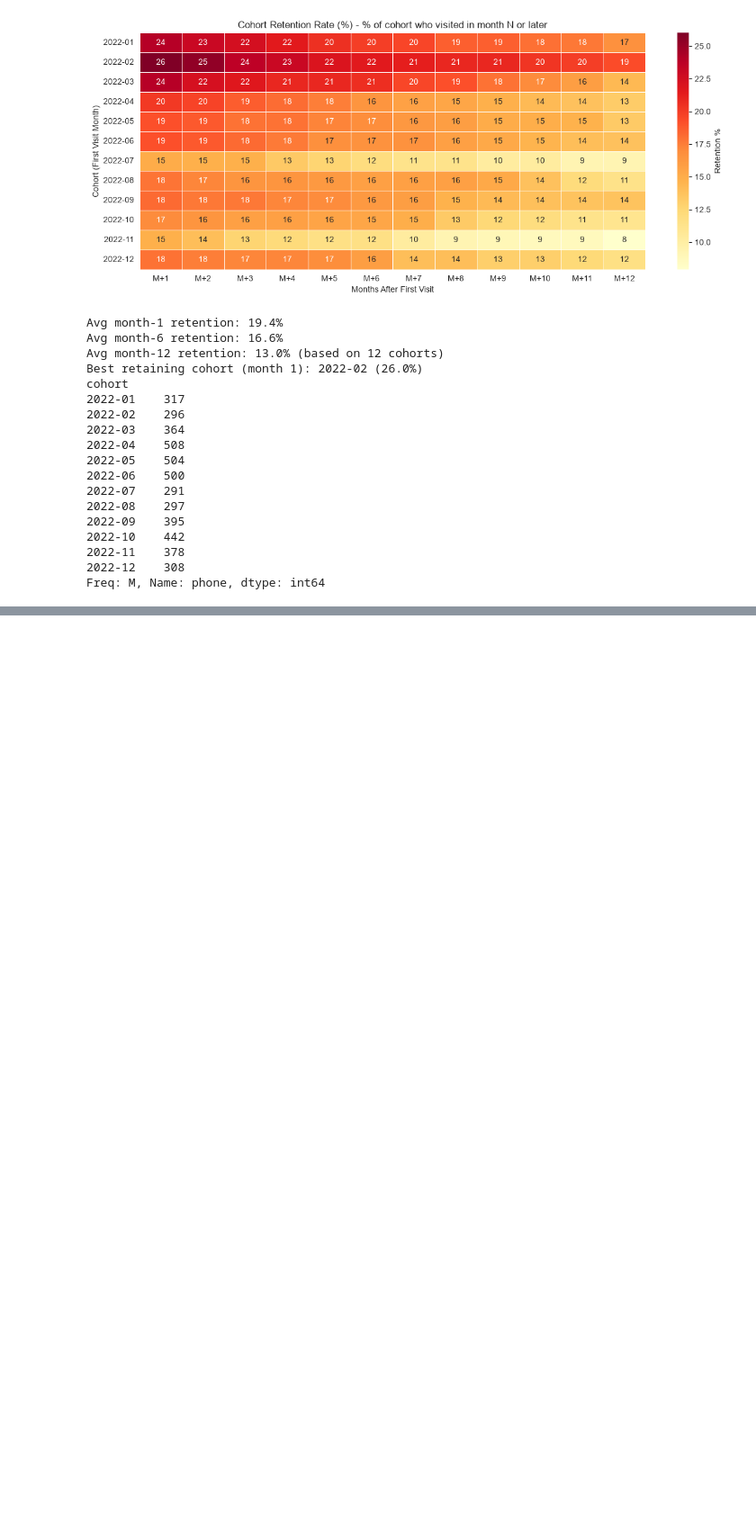
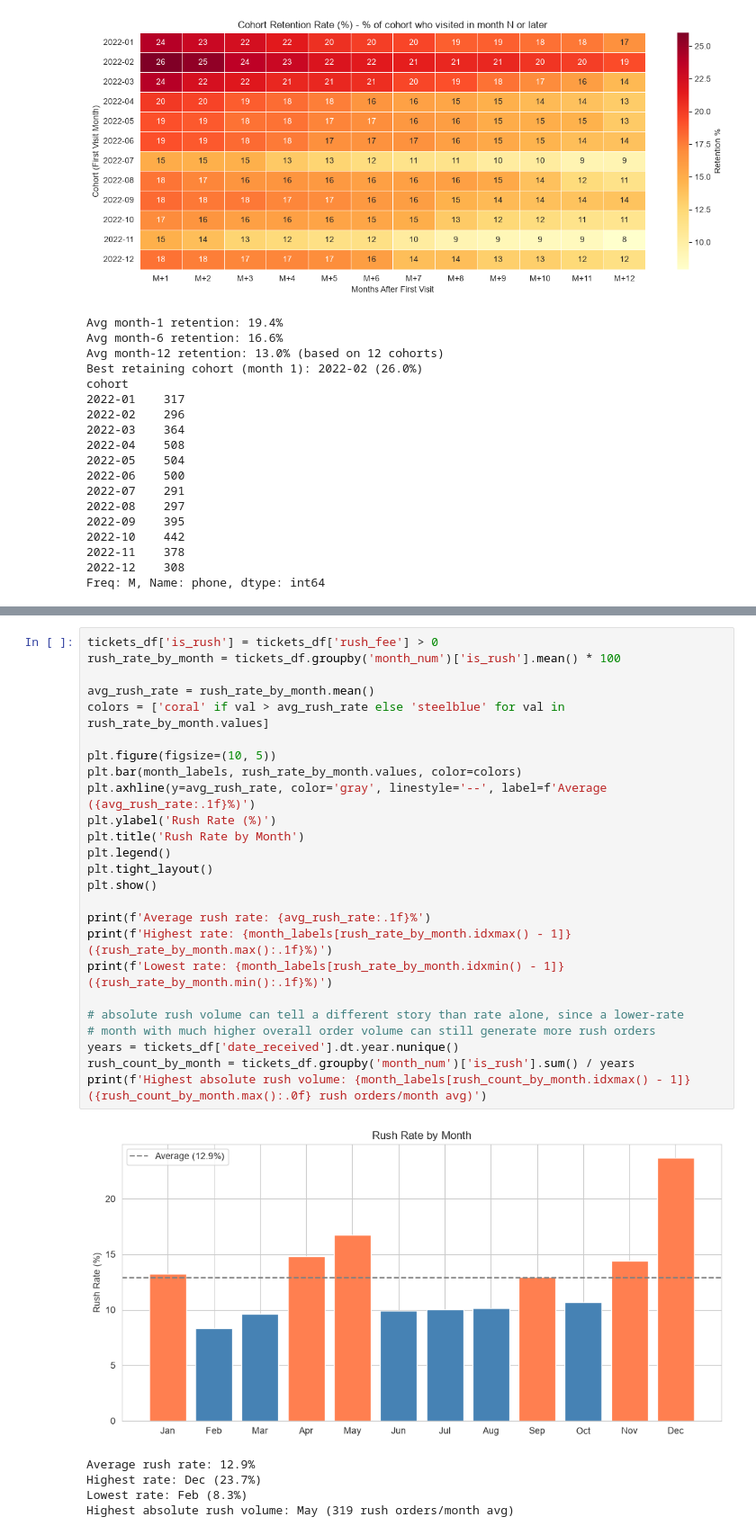
Before and after one commit to collin-lexu/pink-slip-management-system-demo, a Jupyter notebook: analysis.ipynb, the cells around one changed output, grey strips where cells are left out. Shown at 90% size. Saved outputs shown, nothing was run; the diff lists cells and outputs as text; blank space fills up the shorter version.

```diff
--- a/analysis.ipynb
+++ b/analysis.ipynb
@@ -366,0 +391,31 @@ Freq: M, Name: phone, dtype: int64
+# %%
+tickets_df['is_rush'] = tickets_df['rush_fee'] > 0
+rush_rate_by_month = tickets_df.groupby('month_num')['is_rush'].mean() * 100
+
+avg_rush_rate = rush_rate_by_month.mean()
+colors = ['coral' if val > avg_rush_rate else 'steelblue' for val in rush_rate_by_month.values]
+
+plt.figure(figsize=(10, 5))
+plt.bar(month_labels, rush_rate_by_month.values, color=colors)
+plt.axhline(y=avg_rush_rate, color='gray', linestyle='--', label=f'Average ({avg_rush_rate:.1f}%)')
+plt.ylabel('Rush Rate (%)')
+plt.title('Rush Rate by Month')
+plt.legend()
+plt.tight_layout()
+plt.show()
+
+print(f'Average rush rate: {avg_rush_rate:.1f}%')
+print(f'Highest rate: {month_labels[rush_rate_by_month.idxmax() - 1]} ({rush_rate_by_month.max():.1f}%)')
+print(f'Lowest rate: {month_labels[rush_rate_by_month.idxmin() - 1]} ({rush_rate_by_month.min():.1f}%)')
+
+# absolute rush volume can tell a different story than rate alone, since a lower-rate
+# month with much higher overall order volume can still generate more rush orders
+years = tickets_df['date_received'].dt.year.nunique()
+rush_count_by_month = tickets_df.groupby('month_num')['is_rush'].sum() / years
+print(f'Highest absolute rush volume: {month_labels[rush_count_by_month.idxmax() - 1]} ({rush_count_by_month.max():.0f} rush orders/month avg)')
+# %% [output]
+[figure, added]
+Average rush rate: 12.9%
+Highest rate: Dec (23.7%)
+Lowest rate: Feb (8.3%)
+Highest absolute rush volume: May (319 rush orders/month avg)
```
Also changed, not shown: parts of 5 cells of this notebook, 7 other files.
